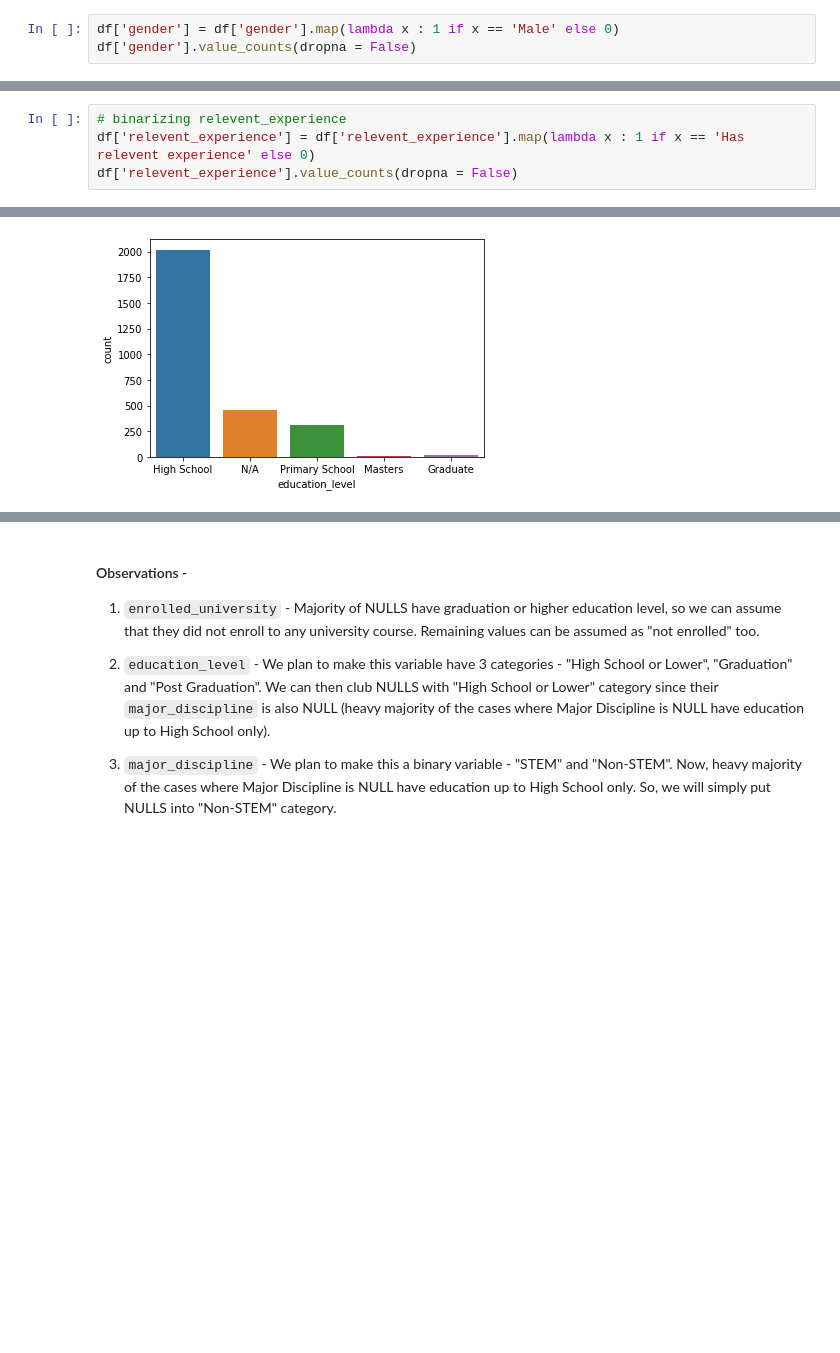
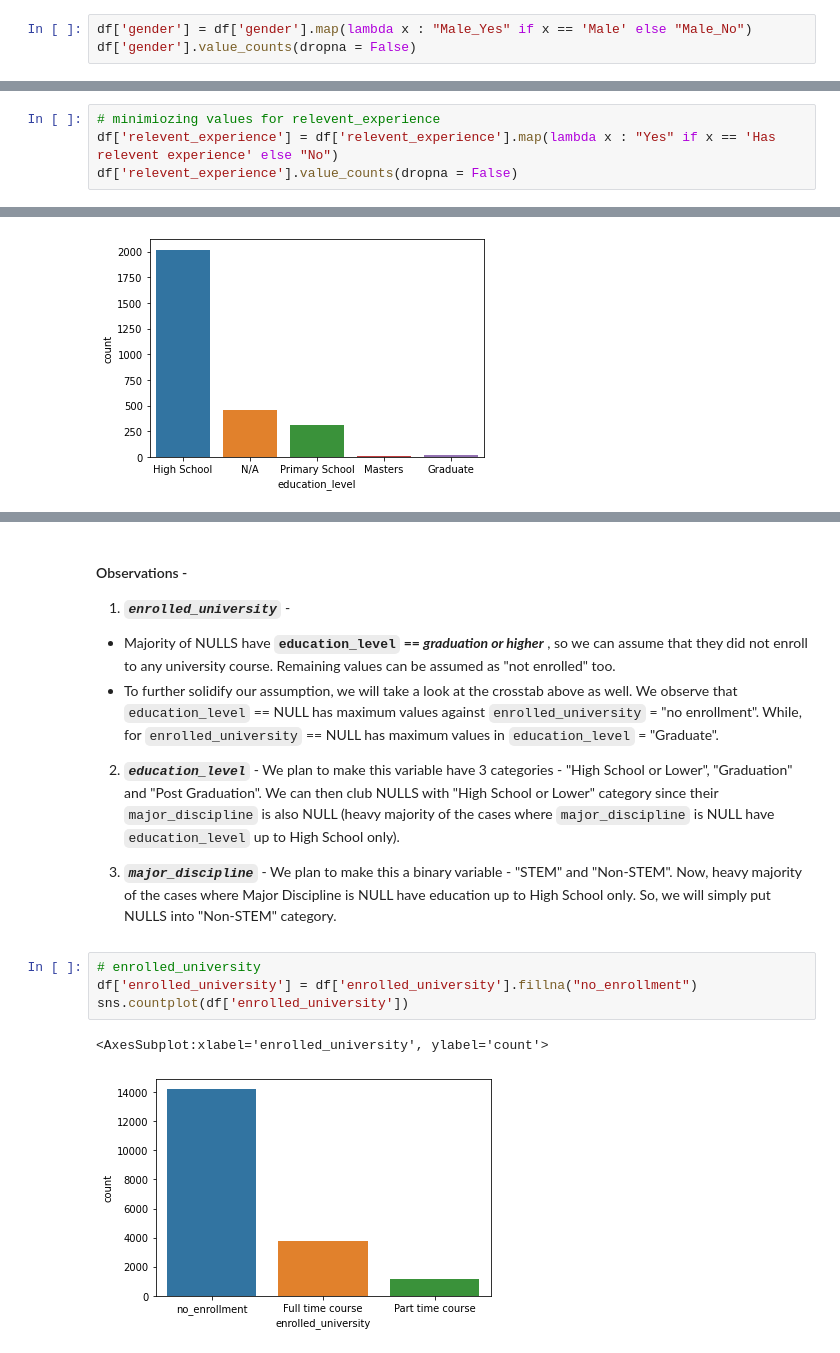
Before and after one commit to faheemrajwadkar/HR-Analytics---Job-Change-Classification-using-CART, a Jupyter notebook: HR Analytics Job Change Classification - CART.ipynb, the cells around one changed output, grey strips where cells are left out. Drawn from its saved outputs; the diff is of its cells as text; blank space fills up the shorter version.

```diff
--- a/HR Analytics Job Change Classification - CART.ipynb
+++ b/HR Analytics Job Change Classification - CART.ipynb
@@ -74,4 +74,4 @@ Since `number of females << number of males`, we will convert this into a binary
 # %%
-df['gender'] = df['gender'].map(lambda x : 1 if x == 'Male' else 0)
+df['gender'] = df['gender'].map(lambda x : "Male_Yes" if x == 'Male' else "Male_No")
 df['gender'].value_counts(dropna = False)
 # %% [output]
@@ -88,7 +88,7 @@ Has relevent experience    13792
 No relevent experience      5366
 Name: relevent_experience, dtype: int64
 # %%
-# binarizing relevent_experience
-df['relevent_experience'] = df['relevent_experience'].map(lambda x : 1 if x == 'Has relevent experience' else 0)
+# minimiozing values for relevent_experience
+df['relevent_experience'] = df['relevent_experience'].map(lambda x : "Yes" if x == 'Has relevent experience' else "No")
 df['relevent_experience'].value_counts(dropna = False)
 # %% [output]
@@ -180,7 +209,16 @@ when `major_discipline` is NULL, `education_level` -
 # %% [markdown]
 #### Observations -
-1. `enrolled_university` - Majority of NULLS have graduation or higher education level, so we can assume that they did not enroll to any university course. Remaining values can be assumed as "not enrolled" too.
+1. ***`enrolled_university`*** -
+- Majority of NULLS have **`education_level` == *graduation or higher*** , so we can assume that they did not enroll to any university course. Remaining values can be assumed as "not enrolled" too.
+- To further solidify our assumption, we will take a look at the crosstab above as well. We observe that `education_level` == NULL has maximum values against `enrolled_university` = "no enrollment". While, for `enrolled_university` == NULL has maximum values in `education_level` = "Graduate".
 
-2. `education_level` - We plan to make this variable have 3 categories - "High School or Lower", "Graduation" and "Post Graduation". We can then club NULLS with "High School or Lower" category since their `major_discipline` is also NULL (heavy majority of the cases where Major Discipline is NULL have education up to High School only).
+2. ***`education_level`*** - We plan to make this variable have 3 categories - "High School or Lower", "Graduation" and "Post Graduation". We can then club NULLS with "High School or Lower" category since their `major_discipline` is also NULL (heavy majority of the cases where `major_discipline` is NULL have `education_level` up to High School only).
 
-3. `major_discipline` - We plan to make this a binary variable - "STEM" and "Non-STEM". Now, heavy majority of the cases where Major Discipline is NULL have education up to High School only. So, we will simply put NULLS into "Non-STEM" category.
+3. ***`major_discipline`*** - We plan to make this a binary variable - "STEM" and "Non-STEM". Now, heavy majority of the cases where Major Discipline is NULL have education up to High School only. So, we will simply put NULLS into "Non-STEM" category.
+# %%
+# enrolled_university
+df['enrolled_university'] = df['enrolled_university'].fillna("no_enrollment")
+sns.countplot(df['enrolled_university'])
+# %% [output]
+<AxesSubplot:xlabel='enrolled_university', ylabel='count'>
+[figure, added]
```
Also changed, not shown: parts of 15 cells of this notebook.
